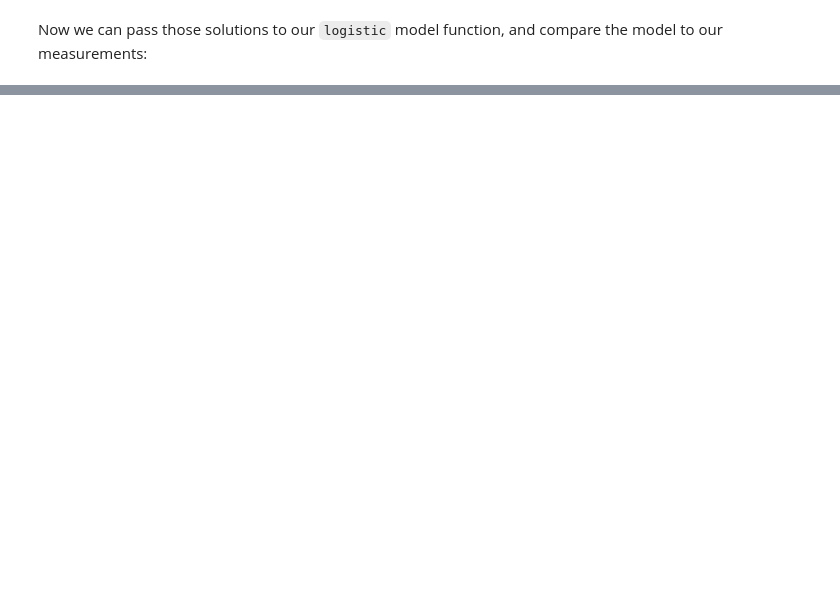
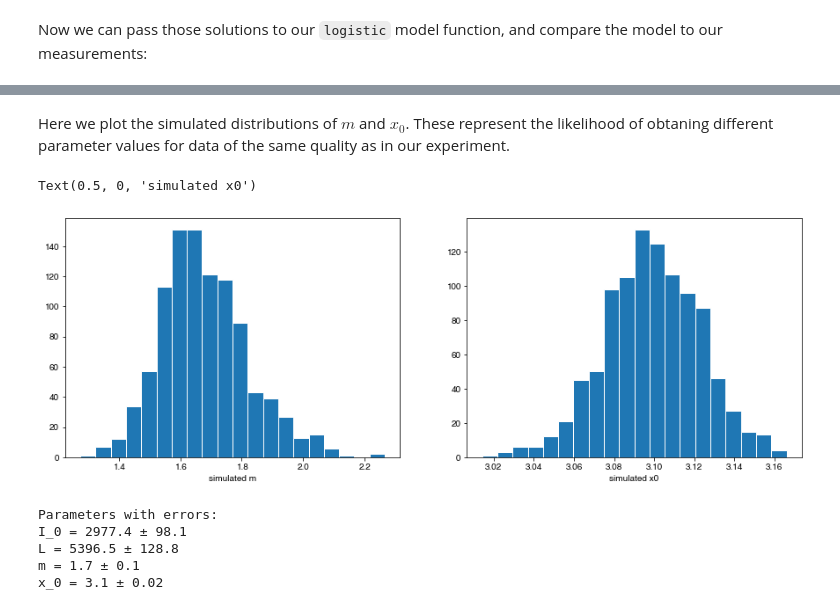
Before and after one commit to eloyvallinaes/protein-physics-2022, a Jupyter notebook: logisticModel.ipynb, the cells around one changed output, grey strips where cells are left out. Drawn from its saved outputs; the diff is of its cells as text; code cells hidden in the pictures; blank space fills up the shorter version.

```diff
--- a/logisticModel.ipynb
+++ b/logisticModel.ipynb
@@ -213,0 +256,26 @@ log(K) = 4.817157432633504
+# %% [markdown]
+Here we plot the simulated distributions of $m$ and $x_0$. These represent
+the likelihood of obtaning different parameter values for data of the same
+quality as in our experiment.
+# %%
+histograms = plt.figure(figsize=(15, 5))
+ax0, ax1 = histograms.subplots(1, 2)
+ax0.hist(sim_beta[:, 2], bins=20, edgecolor="w")
+ax0.set_xlabel("simulated m")
+ax1.hist(sim_beta[:, 3], bins=20, edgecolor="w")
+ax1.set_xlabel("simulated x0")
+# %% [output]
+Text(0.5, 0, 'simulated x0')
+[figure, added]
+# %%
+print("Parameters with errors:")
+print(f"I_0 = {beta_solutions[0].round(1)} ± {sim_std[0].round(1)}")
+print(f"L = {beta_solutions[1].round(1)} ± {sim_std[1].round(1)}")
+print(f"m = {beta_solutions[2].round(1)} ± {sim_std[2].round(1)}")
+print(f"x_0 = {beta_solutions[3].round(2)} ± {sim_std[3].round(2)}")
+# %% [output]
+Parameters with errors:
+I_0 = 2977.4 ± 98.1
+L = 5396.5 ± 128.8
+m = 1.7 ± 0.1
+x_0 = 3.1 ± 0.02
```
Also changed, not shown: parts of 16 cells of this notebook.
